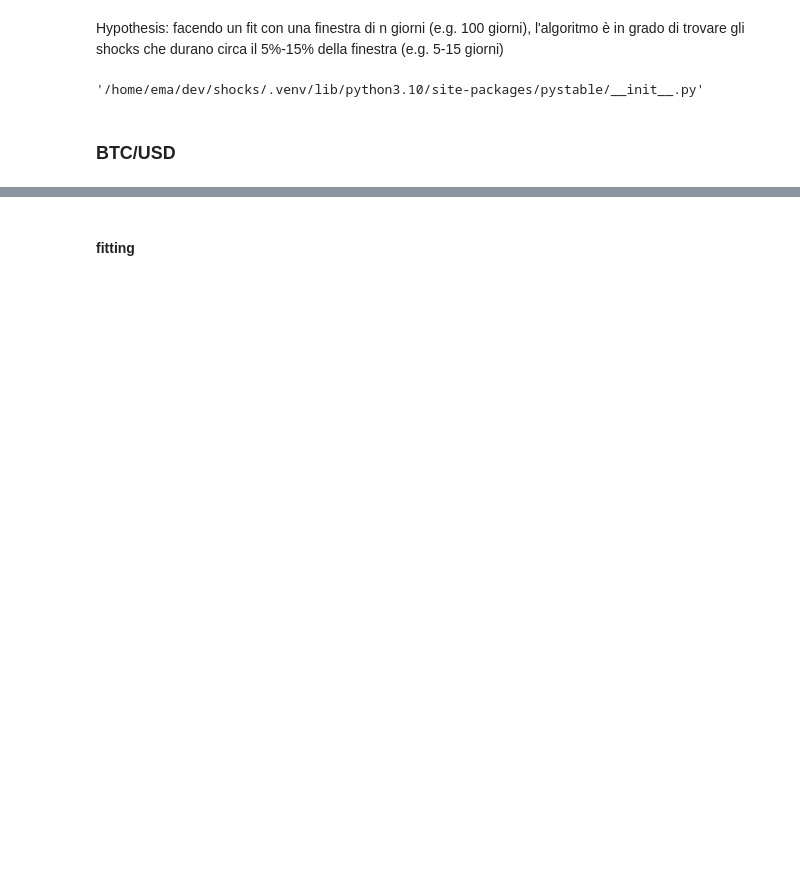
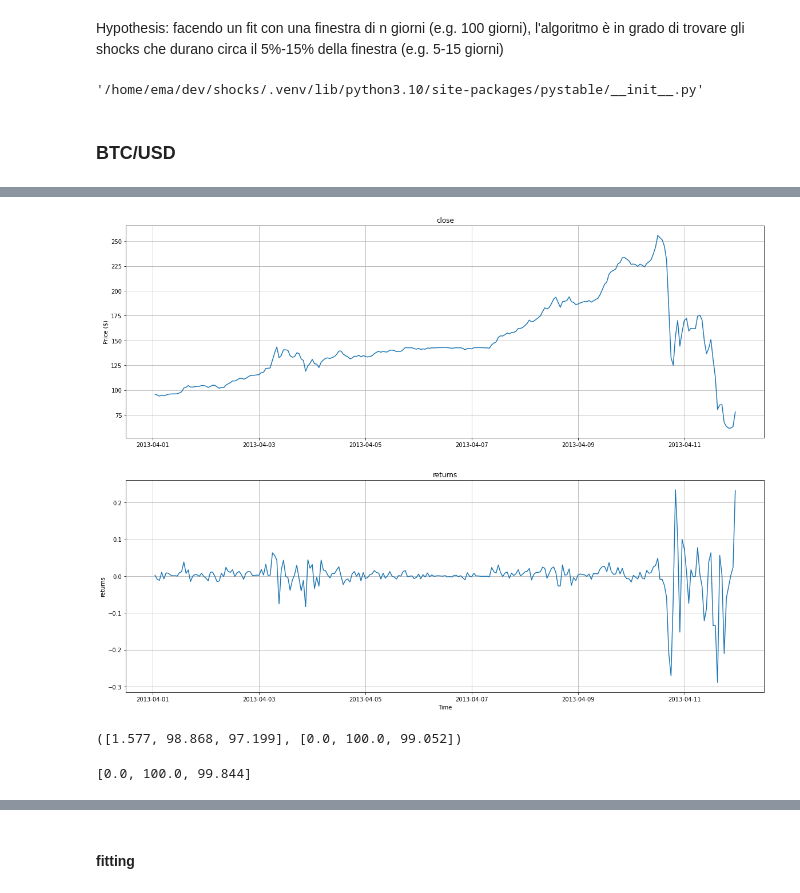
Before and after one commit to EmaMerca/shocks, a Jupyter notebook: notebook.ipynb, the cells around one changed output, grey strips where cells are left out. Saved outputs shown, nothing was run; the diff lists cells and outputs as text; code cells hidden in the pictures; blank space fills up the shorter version.

```diff
--- a/notebook.ipynb
+++ b/notebook.ipynb
@@ -103,0 +176,12 @@ data = preprocess(load(data_path))
+# %%
+# df, shocks = find_shocks(data, std_from_mean=3.5, resample_freq="1d", plot=False, start_date="2014", end_date="2017")
+df = fit(data, start_date="2014", end_date="2017", window =  len(data) - 1)
+
+init_fit = {'alpha': 2, 'beta': 0, 'sigma': 1, 'mu': 0, 'parameterization': 1}
+dist = pystable.create(init_fit['alpha'], init_fit['beta'],
+                    init_fit['sigma'], init_fit['mu'],
+                    init_fit['parameterization'])
+
+
+pystable.fit(dist, df["returns"], len(df["returns"]))
+pystable.cdf(dist, )
@@ -103,0 +258,25 @@ data = preprocess(load(data_path))
+# %%
+# df, shocks = find_shocks(data, std_from_mean=3.5, resample_freq="1d", plot=False, start_date="2014", end_date="2017")
+d = filter_df(data, start_date="2013-04", end_date="2013-04-12")
+d = resample(d, freq="1h")
+d["returns"] = d['close'].pct_change().dropna()
+
+_plot(d)
+
+init_fit = {'alpha': 2, 'beta': 0, 'sigma': 1, 'mu': 0, 'parameterization': 1}
+dist = pystable.create(init_fit['alpha'], init_fit['beta'],
+                    init_fit['sigma'], init_fit['mu'],
+                    init_fit['parameterization'])
+
+vals = [el for el in [-0.2, 0.2, 0.08]]
+pystable.fit(dist, d["returns"].dropna(), len(d["returns"].dropna()))
+[np.round(el * 100, 3) for el in pystable.cdf(dist, vals, len(vals))], [np.round(el * 100, 3) for el in normal.cdf(vals)]
+# %% [output]
+[figure, added]
+([1.577, 98.868, 97.199], [0.0, 100.0, 99.052])
+# %%
+pystable.q(dist, [0.25], 1)
+normal = norm(*norm.fit(d["returns"].dropna()))
+[np.round(el * 100, 3) for el in normal.cdf(vals)]
+# %% [output]
+[0.0, 100.0, 99.844]
```
Also changed, not shown: parts of 18 cells of this notebook, 2 other files.
